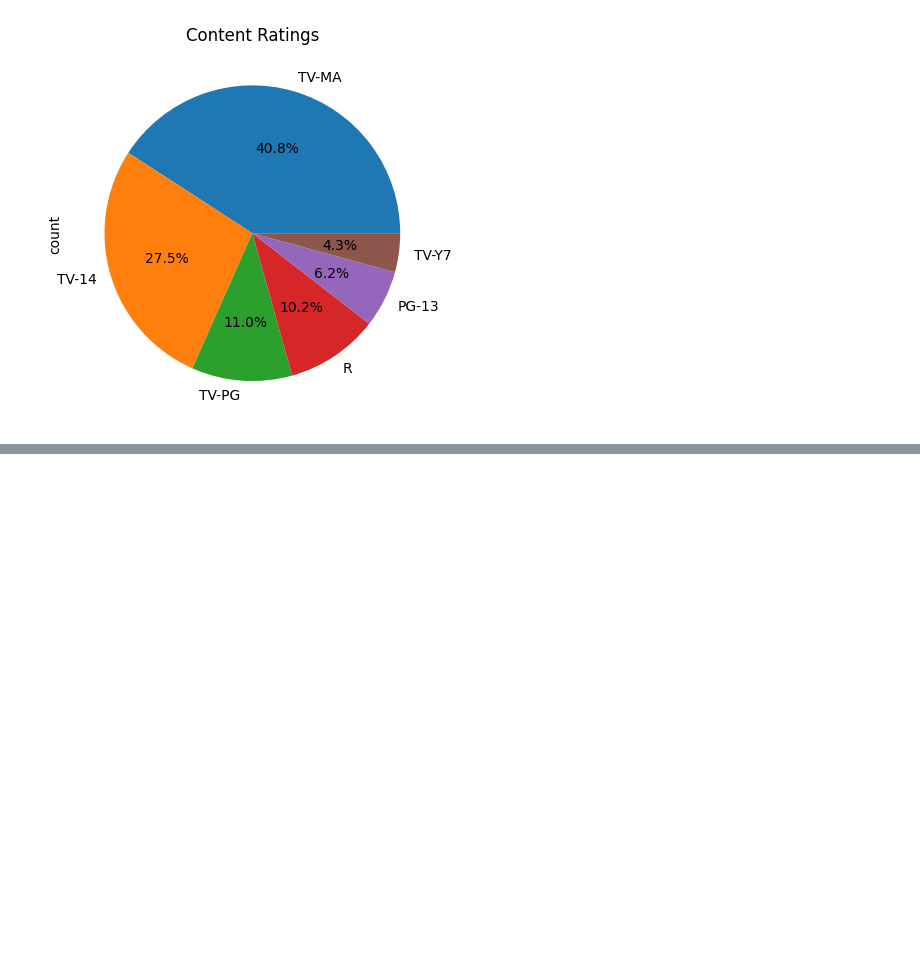
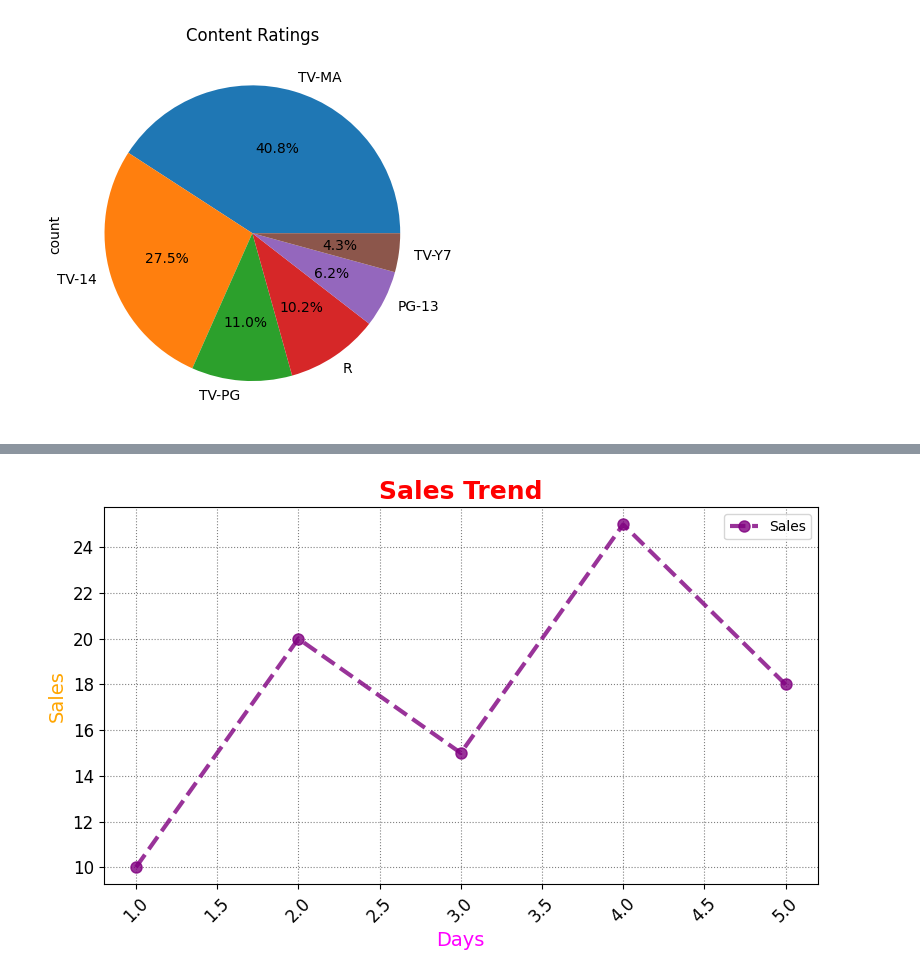
Before and after one commit to sayalivadya1654-cell/Data__Science, a Jupyter notebook: 2_Advance_Python.ipynb, the cells around one changed output, grey strips where cells are left out. Drawn from its saved outputs; the diff is of its cells as text; code cells hidden in the pictures; blank space fills up the shorter version.

```diff
--- a/2_Advance_Python.ipynb
+++ b/2_Advance_Python.ipynb
@@ -2488,0 +2503,35 @@ plt.show()
+# %%
+import matplotlib.pyplot as plt
+
+x = [1,2,3,4,5]
+y = [10,20,15,25,18]
+
+plt.figure(figsize=(8,5))
+
+plt.plot(
+    x,
+    y,
+    color="purple",
+    linestyle="--",
+    marker="o",
+    markersize=8,
+    linewidth=3,
+    alpha=0.8,
+    label="Sales"
+)
+
+plt.title("Sales Trend", fontsize=18, color="red", fontweight="bold")
+plt.xlabel("Days", fontsize=14, color="magenta")
+plt.ylabel("Sales", fontsize=14, color="orange")
+
+plt.xticks(rotation=45, fontsize=12)
+plt.yticks(fontsize=12)
+
+plt.grid(True, linestyle=":", color="gray")
+plt.legend(loc="upper right")
+
+plt.tight_layout()
+plt.savefig("sales.png")
+plt.show()
+# %% [output]
+[figure, added]
```
Also changed, not shown: parts of 1 cell of this notebook.
